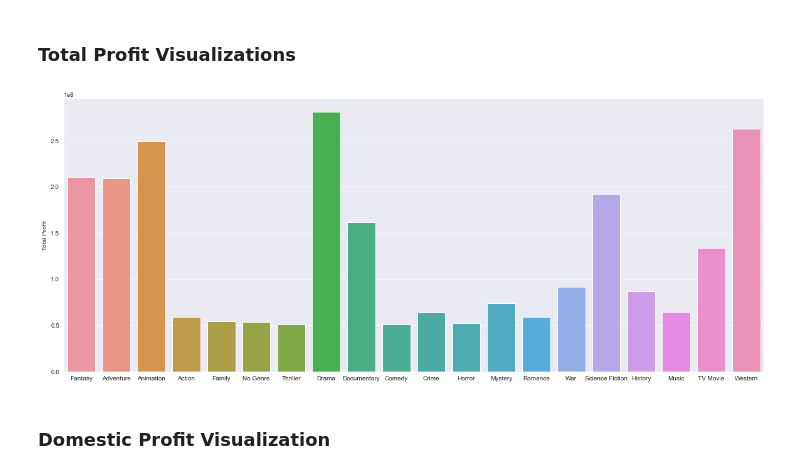
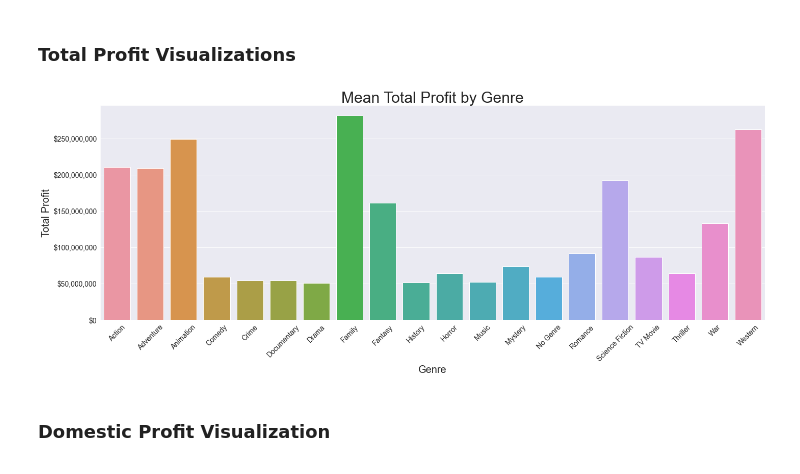
Before and after one commit to masonbatch/dsc-capstone, a Jupyter notebook: student.ipynb, the cells around one changed output. Drawn from its saved outputs; the diff is of its cells as text; code cells hidden in the pictures.

```diff
--- a/student.ipynb
+++ b/student.ipynb
@@ -1062,16 +1193,30 @@ ax.set_ylabel("Foreign Gross Margin");
 After looking at genres with gross margin, we noticed that it did not give very clear results. We decided to also analyze genres with profit.
 # %% [markdown]
 ### Total Profit Visualizations
-# %%
-fig, ax = plt.subplots(figsize=(20,8))
-
-x_values = tmdb_budget['genre'].unique()
-profit_values = tmdb_budget.groupby('genre')['total_profit'].mean()
-
-sns.barplot(x=x_values, y=profit_values)
-ax.set_ylabel("");
-ax.set_ylabel("Total Profit");
-# %% [output]
-[figure, removed]
+# %%
+fig, ax = plt.subplots(figsize=(20,8))
+
+x_values = tmdb_budget['genre'].sort_values().unique()
+y_values = genre_means = tmdb_budget.sort_values('genre').groupby('genre')['total_profit'].mean()
+
+sns.barplot(x=x_values, y=profit_values)
+ax.set_title("Mean Total Profit by Genre", fontsize = 30)
+ax.set_ylabel("Total Profit", fontsize = 20);
+ax.set_xlabel("Genre", fontsize = 20);
+# format axis ticks
+ax.xaxis.set_tick_params(labelsize=14)
+plt.xticks(rotation = 45)
+ax.yaxis.set_tick_params(labelsize=14)
+vals = ax.get_yticks()
+ax.set_yticklabels([f'${x:,.0f}' for x in vals])
+plt.tight_layout()
+
+# Save as a jpg file
+strFile = "visuals/Mean Total Profit by Genre.jpg"
+if os.path.isfile(strFile):
+   os.remove(strFile)
+plt.savefig(strFile)
+# %% [output]
+[figure, added]
 # %% [markdown]
 ### Domestic Profit Visualization
```
Also changed, not shown: parts of 40 cells of this notebook, 6 other files.
